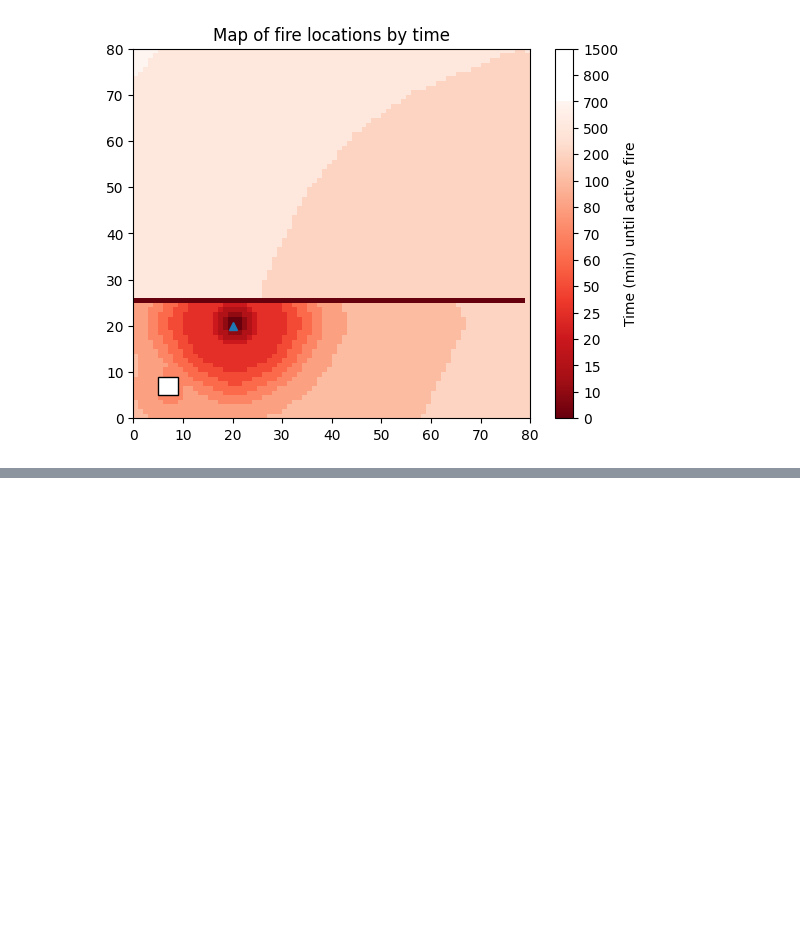
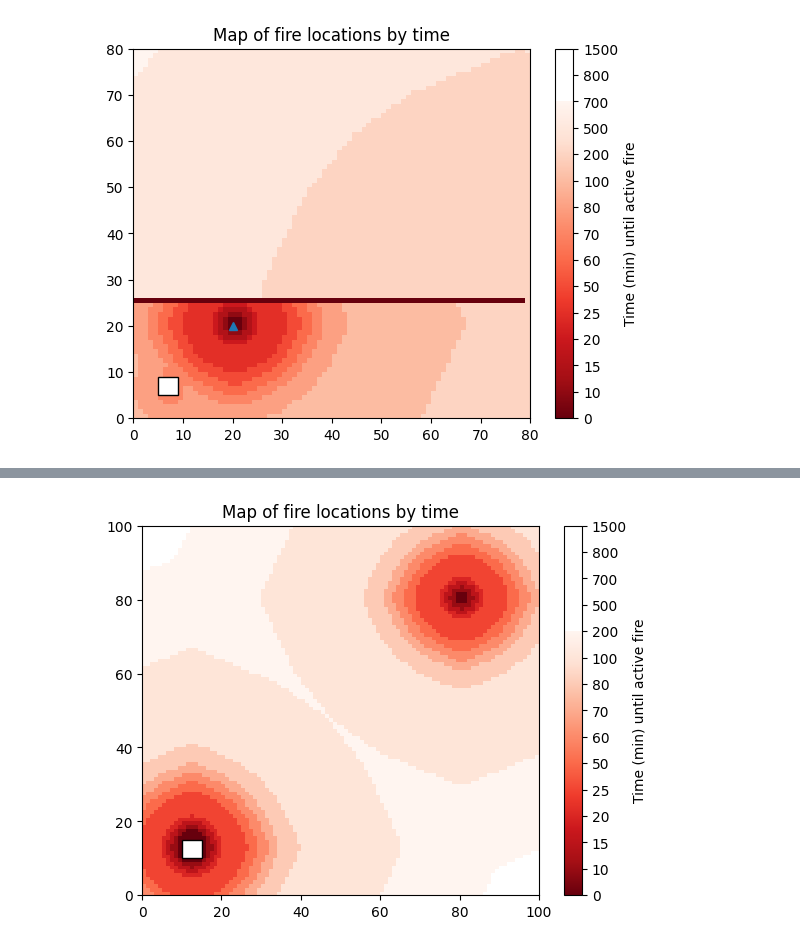
Before and after one commit to randnull/forest_fire_ca, a Jupyter notebook: Demo.ipynb, the cells around one changed output, grey strips where cells are left out. Saved outputs shown, nothing was run; the diff lists cells and outputs as text; code cells hidden in the pictures; blank space fills up the shorter version.

Commit message:
new_visualize

```diff
--- a/Demo.ipynb
+++ b/Demo.ipynb
@@ -42,3 +42,36 @@ plot_colormap_fire(saves, H, W, [(20, 20)])
 # %% [output]
 [saved] save2025-11-16 17:07:09.506464.png
 [figure]
+# %%
+H, W = 100, 100
+L = 10
+
+forest = np.ones((H, W), dtype=bool)
+incombustible = np.zeros((H, W), dtype=bool)
+
+houses = [
+    UrbanCell(
+        cells=[(10, 10), (15, 15)],
+        material=HouseMaterial.WOOD
+    )
+]
+
+model = WUIModel(
+    height=H,
+    width=W,
+    forest_mask=forest,
+    incombustible_mask=incombustible,
+    houses=houses,
+    temperature=35.0,
+    wind_speed=25.0,
+    relative_humidity=10.0,
+    wind_direction=200.0,
+    cell_length=L,
+    weather_type=WeatherType.ADVANTAGE,
+)
+
+model.ignite_house(0)
+model.ignite_forest((80, 80))
+saves = model.run(300)
+plot_colormap_fire(saves, H, W)
+# %% [output]
@@ -44,0 +79 @@ plot_colormap_fire(saves, H, W, [(20, 20)])
+[figure, added]
```
Also changed, not shown: parts of 3 cells of this notebook, 2 other files.
